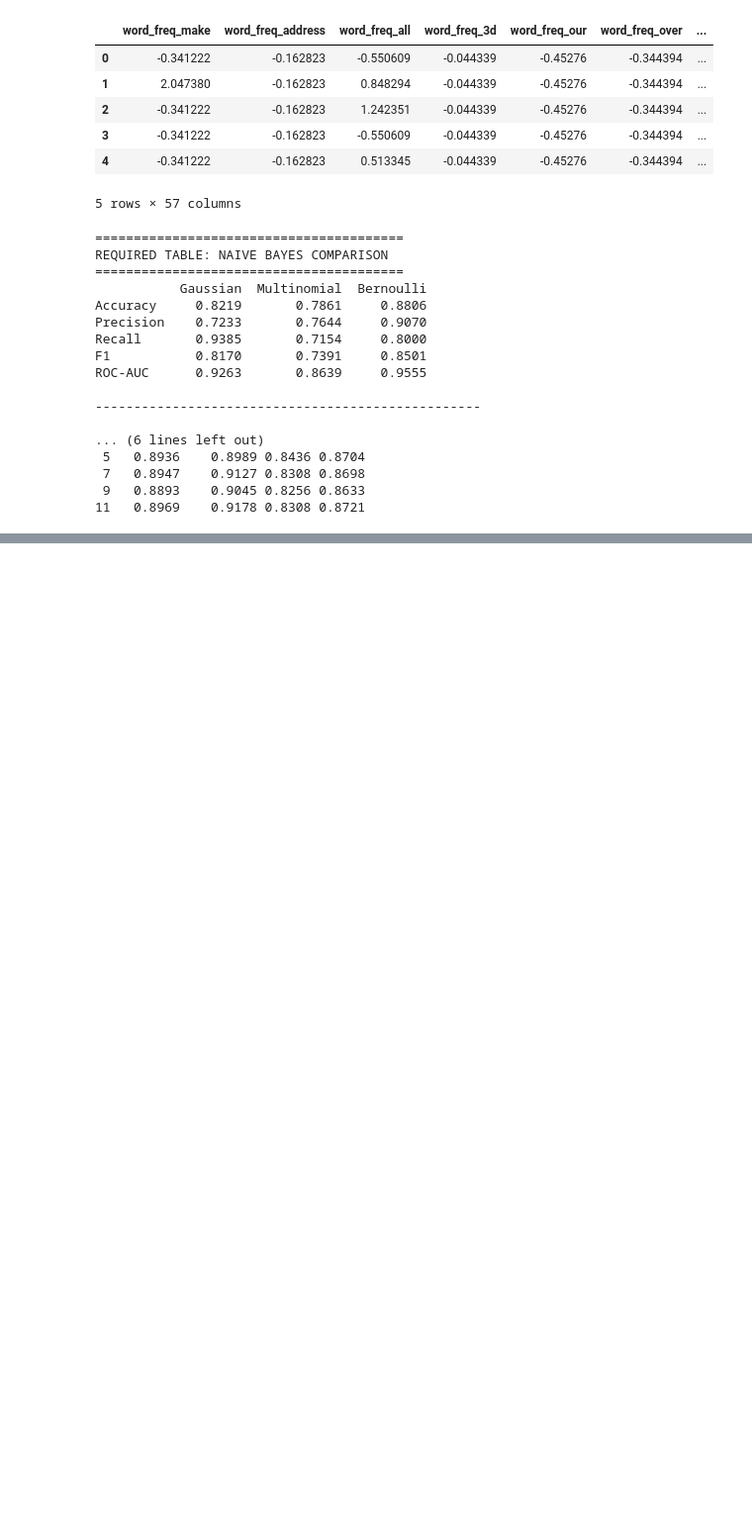
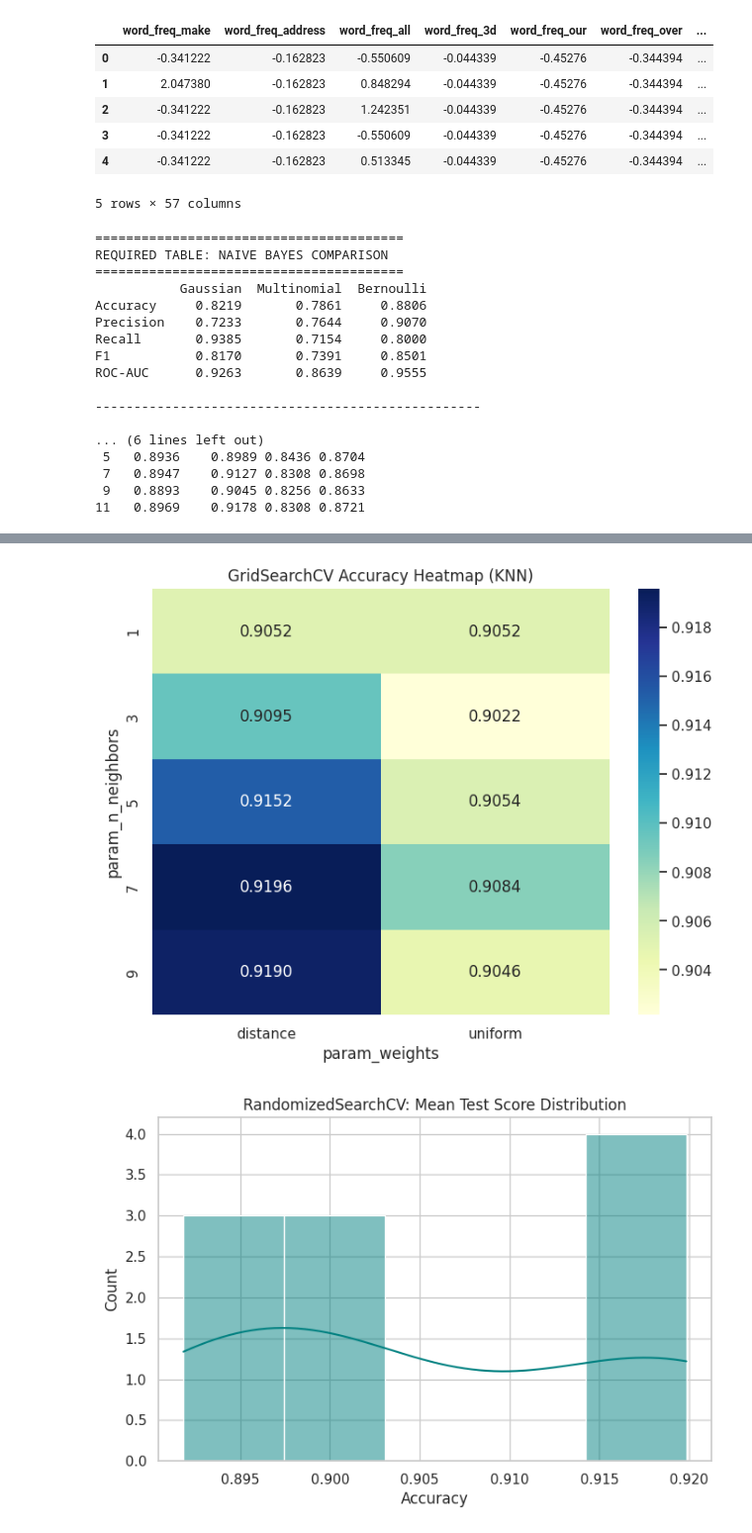
Before and after one commit to Nightingales21/ICS1512-Machine-Learning-Labratory, a Jupyter notebook: Experiment 2 - Email Spam.ipynb, the cells around one changed output, grey strips where cells are left out. Shown at 99% size. Drawn from its saved outputs; the diff is of its cells as text; code cells hidden in the pictures; blank space fills up the shorter version.

```diff
--- a/Experiment 2 - Email Spam.ipynb
+++ b/Experiment 2 - Email Spam.ipynb
@@ -296,0 +458,18 @@ ROC-AUC      0.9263       0.8639     0.9555
+# %%
+# 13. GridSearchCV Heatmap
+grid_pivot = grid_results_df.pivot(index='param_n_neighbors', columns='param_weights', values='mean_test_score')
+plt.figure(figsize=(8, 6))
+sns.heatmap(grid_pivot, annot=True, cmap="YlGnBu", fmt=".4f")
+plt.title("GridSearchCV Accuracy Heatmap (KNN)")
+plt.show()
+
+# 14. RandomizedSearchCV Score Distribution
+plt.figure(figsize=(8, 5))
+random_results = pd.DataFrame(random_search.cv_results_)
+sns.histplot(random_results['mean_test_score'], kde=True, color='teal')
+plt.title("RandomizedSearchCV: Mean Test Score Distribution")
+plt.xlabel("Accuracy")
+plt.show()
+# %% [output]
+[figure, added]
+[figure, added]
```
Also changed, not shown: parts of 9 cells of this notebook.
